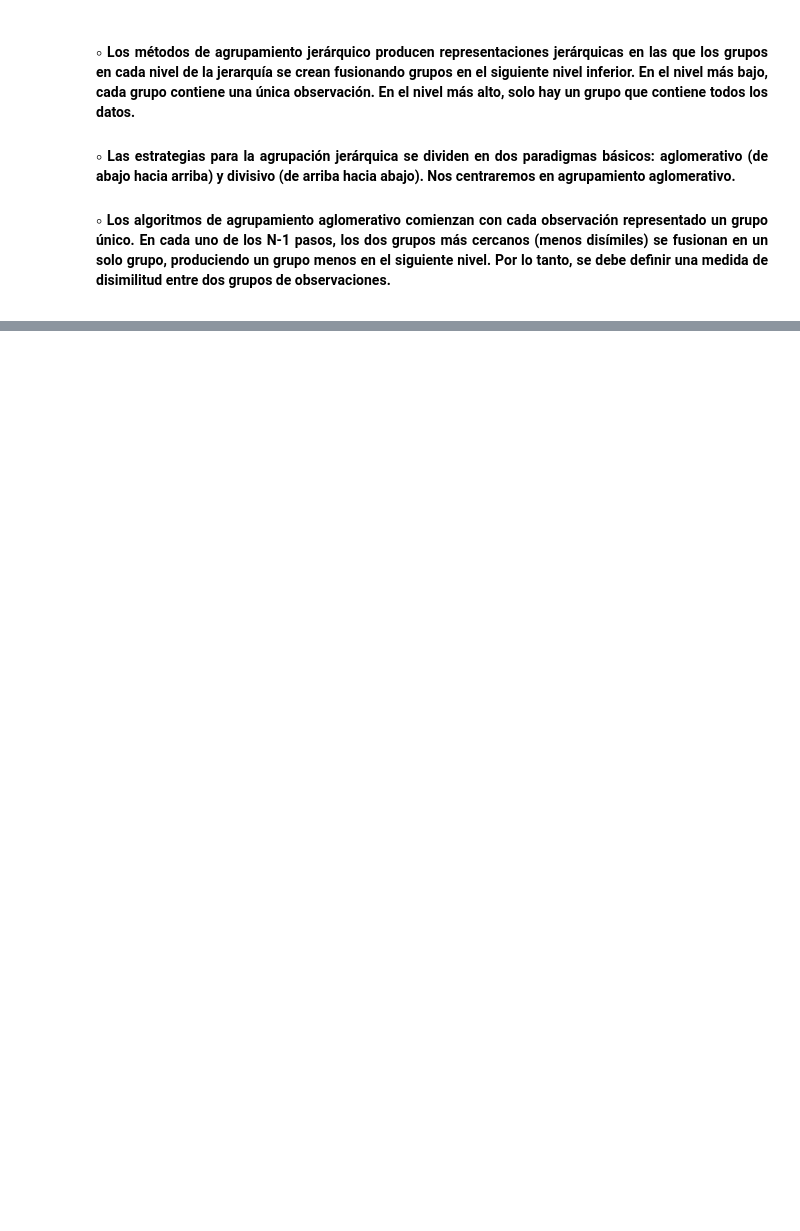
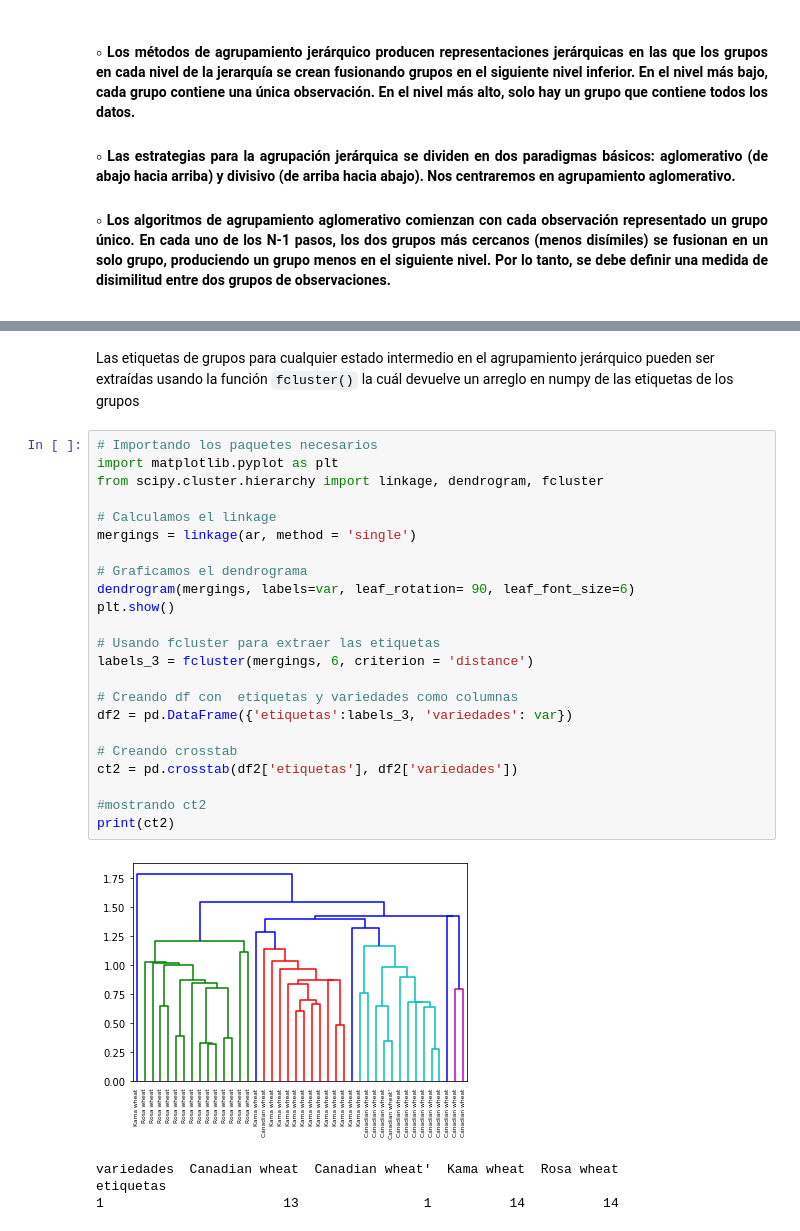
Before and after one commit to garestrear/ninja-pythonist, a Jupyter notebook: NoSupervisado/AprendizajeNoSupervisado.ipynb, the cells around one changed output, grey strips where cells are left out. Cells and saved outputs as stored; diff of their text form; blank space fills up the shorter version.

```diff
--- a/NoSupervisado/AprendizajeNoSupervisado.ipynb
+++ b/NoSupervisado/AprendizajeNoSupervisado.ipynb
@@ -299,0 +382,30 @@ $\circ$ Los algoritmos de agrupamiento aglomerativo comienzan con cada observaci
+# %% [markdown]
+Las etiquetas de grupos  para cualquier estado intermedio en el agrupamiento jerárquico pueden ser extraídas usando la función `fcluster()` la cuál devuelve un arreglo en numpy de las etiquetas de los grupos
+# %%
+# Importando los paquetes necesarios
+import matplotlib.pyplot as plt
+from scipy.cluster.hierarchy import linkage, dendrogram, fcluster
+
+# Calculamos el linkage
+mergings = linkage(ar, method = 'single')
+
+# Graficamos el dendrograma
+dendrogram(mergings, labels=var, leaf_rotation= 90, leaf_font_size=6)
+plt.show()
+
+# Usando fcluster para extraer las etiquetas
+labels_3 = fcluster(mergings, 6, criterion = 'distance')
+
+# Creando df con  etiquetas y variedades como columnas
+df2 = pd.DataFrame({'etiquetas':labels_3, 'variedades': var})
+
+# Creando crosstab
+ct2 = pd.crosstab(df2['etiquetas'], df2['variedades'])
+
+#mostrando ct2
+print(ct2)
+# %% [output]
+[figure, added]
+variedades  Canadian wheat  Canadian wheat'  Kama wheat  Rosa wheat
+etiquetas
+1                       13                1          14          14
```
Also changed, not shown: parts of 14 cells of this notebook.
